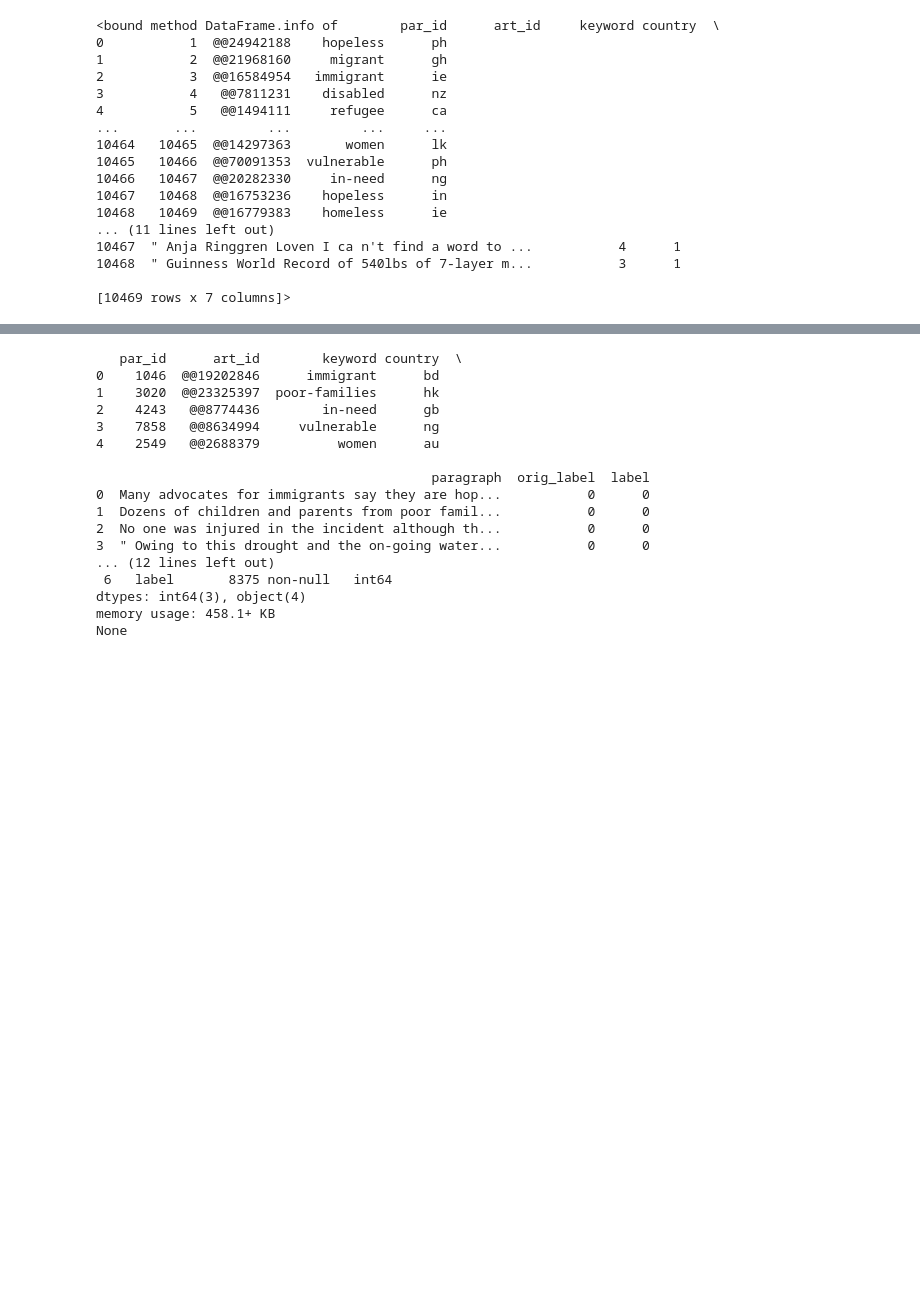
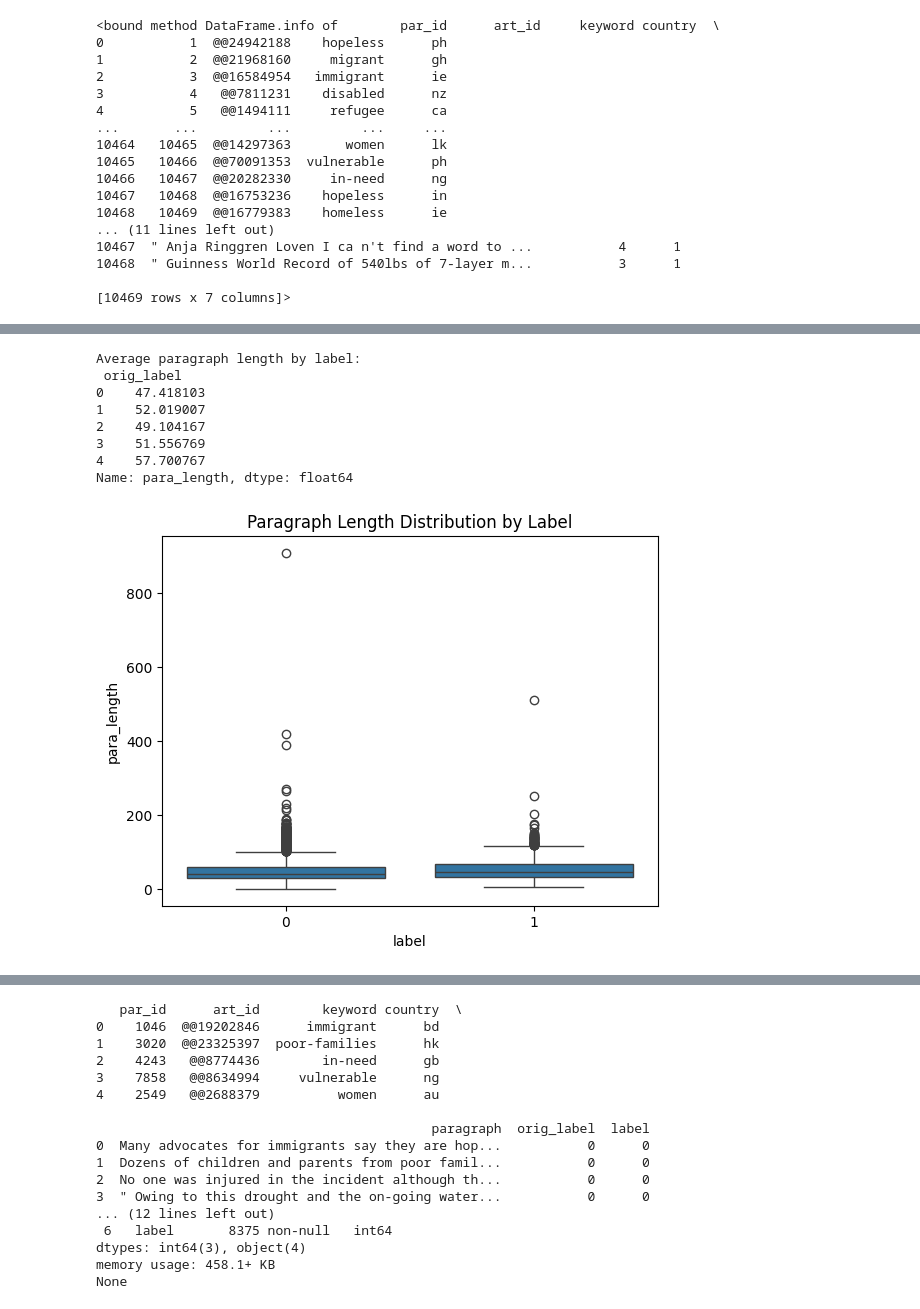
Before and after one commit to FengkaiLiu12138/NLP_CW, a Jupyter notebook: RoBERTa_for_PCL.ipynb, the cells around one changed output, grey strips where cells are left out. Cells and saved outputs as stored; diff of their text form; code cells hidden in the pictures; blank space fills up the shorter version.

Commit message:
added data analysis and insight of model performance

```diff
--- a/RoBERTa_for_PCL.ipynb
+++ b/RoBERTa_for_PCL.ipynb
@@ -58,0 +90,25 @@ df.info
+# %%
+df["str_paragraph"] = df["paragraph"].astype(str).fillna("")
+
+
+df["para_length"] = df["str_paragraph"].apply(lambda x: len(x.split()))
+# Group by label, compute mean or median paragraph length
+length_by_label = df.groupby("orig_label")["para_length"].mean()
+print("Average paragraph length by label:\n", length_by_label)
+
+# Plot length distributions
+import seaborn as sns
+
+sns.boxplot(x="label", y="para_length", data=df)
+plt.title("Paragraph Length Distribution by Label")
+plt.show()
+# %% [output]
+Average paragraph length by label:
+ orig_label
+0    47.418103
+1    52.019007
+2    49.104167
+3    51.556769
+4    57.700767
+Name: para_length, dtype: float64
+[figure, added]
```
Also changed, not shown: parts of 9 cells of this notebook.
